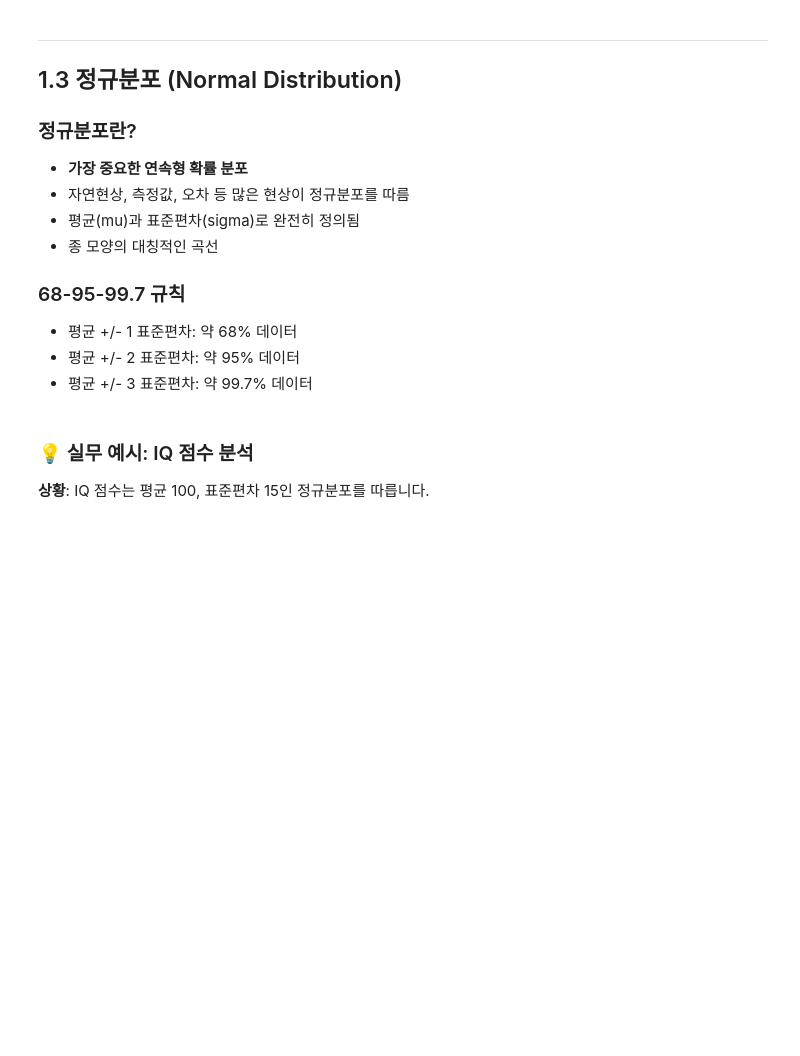
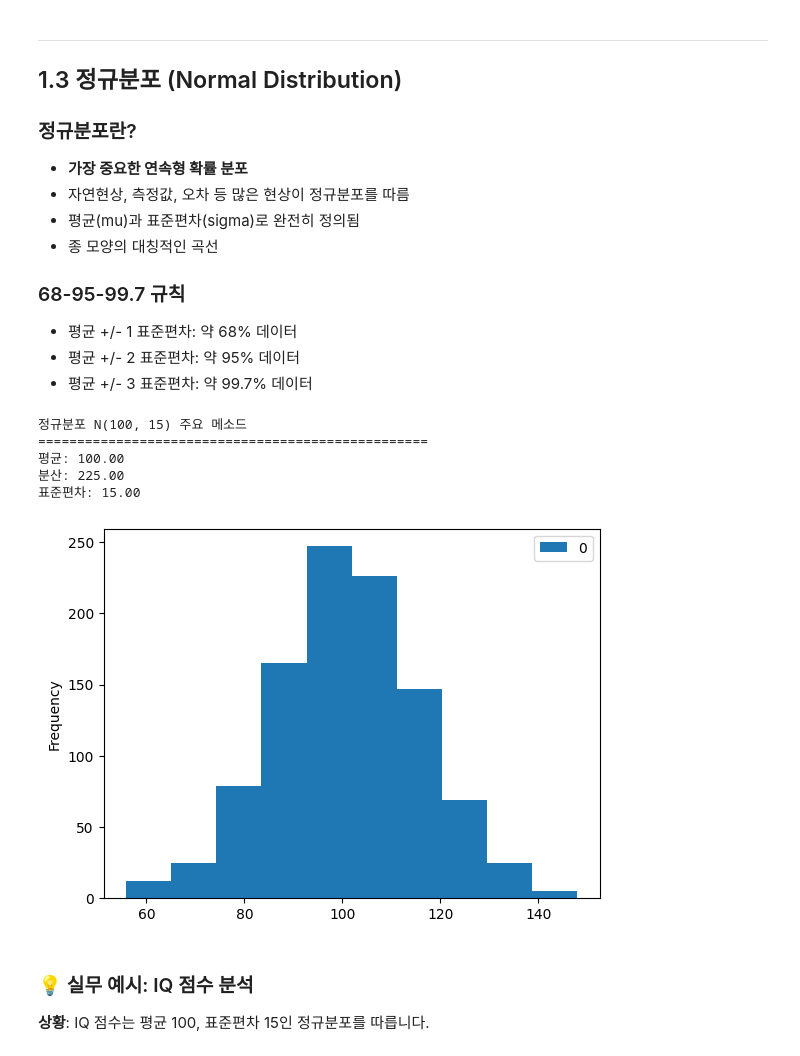
Before and after one commit to bookschooler/DS-newbie, a Jupyter notebook: sophie/week3/Day9_0_확률_분포_Probability_Distributions.ipynb, the cells around one changed output. Saved outputs shown, nothing was run; the diff lists cells and outputs as text; code cells hidden in the pictures; blank space fills up the shorter version.

```diff
--- a/sophie/week3/Day9_0_확률_분포_Probability_Distributions.ipynb
+++ b/sophie/week3/Day9_0_확률_분포_Probability_Distributions.ipynb
@@ -163,17 +199,25 @@ print(f"1000 클릭 시 예상 수익: {expected_revenue * 1000:,.0f}원")
 # %%
 # scipy.stats.norm 사용법
 mu = 100      # 평균
 sigma = 15    # 표준편차
 
 # 정규분포 객체 생성
-normal_dist = stats.norm(loc=mu, scale=sigma)
+normal_dist = stats.norm(loc=mu, scale=sigma)       #stats.norm은 정규분포를 생성하는 함수
+pd.DataFrame(normal_dist.rvs(size=1000)).plot.hist()    #loc는 평균, scale은 표준편차
 
 # 주요 메소드
 print("정규분포 N(100, 15) 주요 메소드")
 print("=" * 50)
 print(f"평균: {normal_dist.mean():.2f}")
 print(f"분산: {normal_dist.var():.2f}")
 print(f"표준편차: {normal_dist.std():.2f}")
+# %% [output]
+정규분포 N(100, 15) 주요 메소드
+==================================================
+평균: 100.00
+분산: 225.00
+표준편차: 15.00
+[figure, added]
 # %% [markdown]
 ### 💡 실무 예시: IQ 점수 분석
 
```
Also changed, not shown: parts of 10 cells of this notebook.
